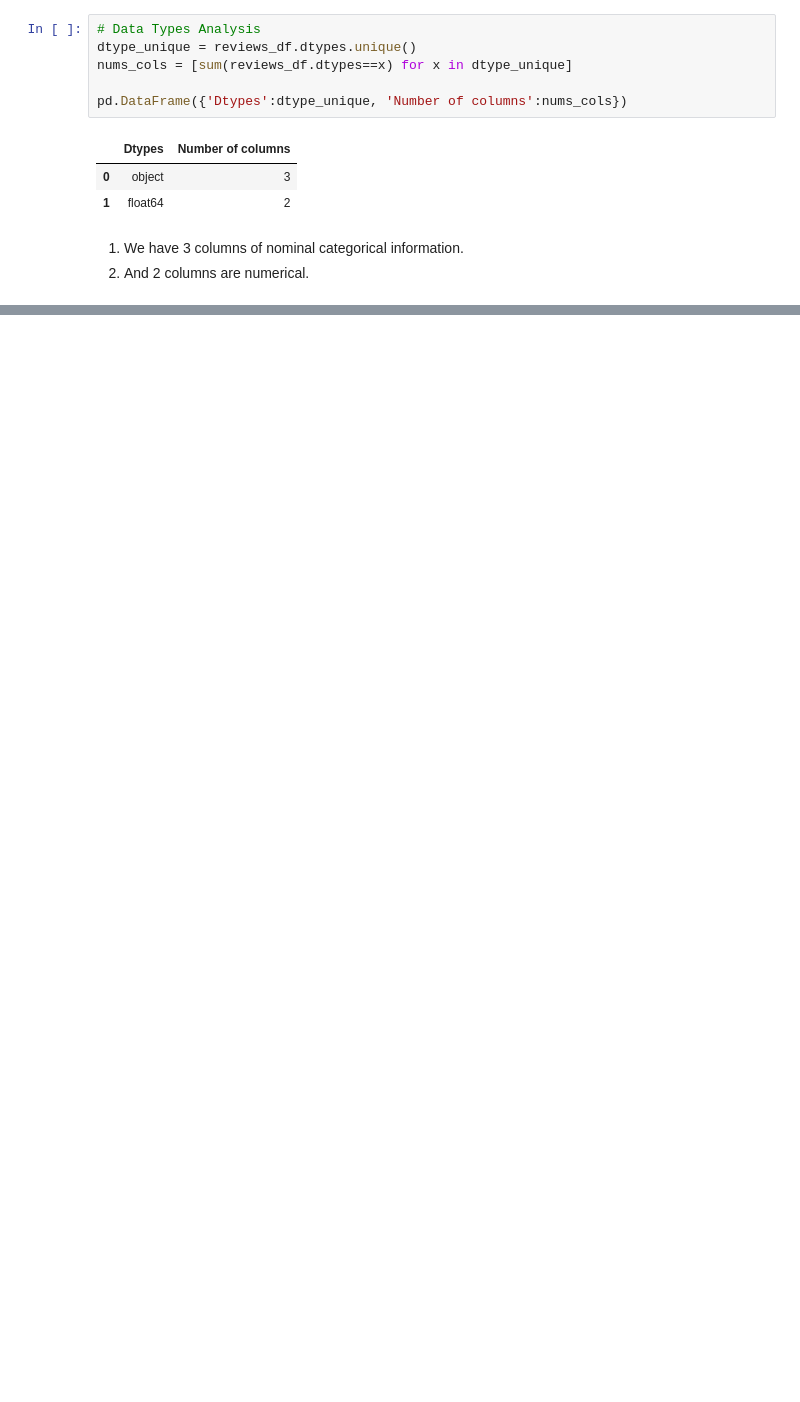
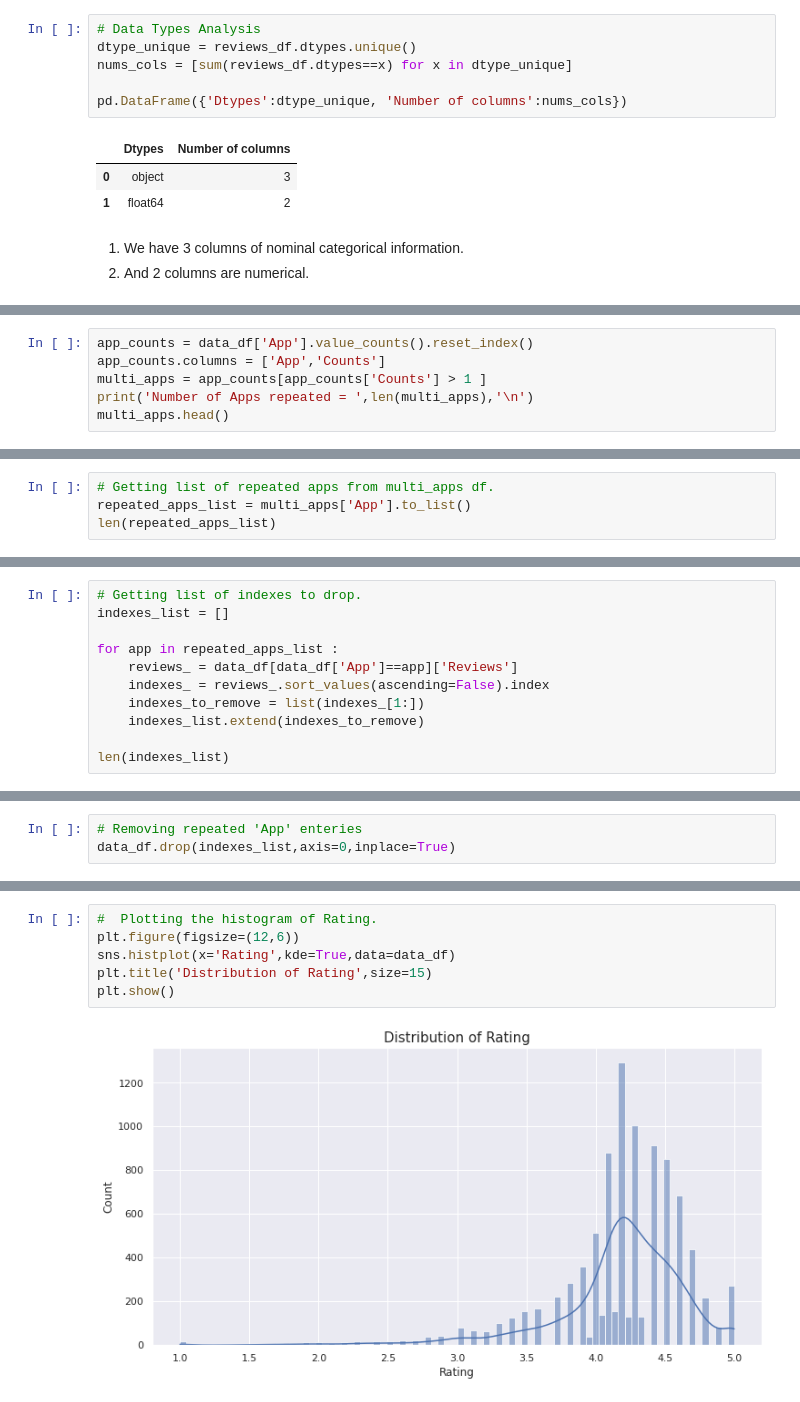
Before and after one commit to swarntam/Play_Store_App_Review_Analysis, a Jupyter notebook: Play_Store_App_Review_Analysis_Capstone_Project.ipynb, the cells around one changed output, grey strips where cells are left out. Drawn from its saved outputs; the diff is of its cells as text; blank space fills up the shorter version.

```diff
--- a/Play_Store_App_Review_Analysis_Capstone_Project.ipynb
+++ b/Play_Store_App_Review_Analysis_Capstone_Project.ipynb
@@ -558,0 +728,6 @@ pd.DataFrame({'Dtypes':dtype_unique, 'Number of columns':nums_cols})
+# %%
+app_counts = data_df['App'].value_counts().reset_index()
+app_counts.columns = ['App','Counts']
+multi_apps = app_counts[app_counts['Counts'] > 1 ]
+print('Number of Apps repeated = ',len(multi_apps),'\n')
+multi_apps.head()
@@ -558,0 +780,4 @@ pd.DataFrame({'Dtypes':dtype_unique, 'Number of columns':nums_cols})
+# %%
+# Getting list of repeated apps from multi_apps df.
+repeated_apps_list = multi_apps['App'].to_list()
+len(repeated_apps_list)
@@ -558,0 +786,11 @@ pd.DataFrame({'Dtypes':dtype_unique, 'Number of columns':nums_cols})
+# %%
+# Getting list of indexes to drop.
+indexes_list = []
+
+for app in repeated_apps_list :
+    reviews_ = data_df[data_df['App']==app]['Reviews']
+    indexes_ = reviews_.sort_values(ascending=False).index
+    indexes_to_remove = list(indexes_[1:])
+    indexes_list.extend(indexes_to_remove)
+
+len(indexes_list)
@@ -558,0 +799,3 @@ pd.DataFrame({'Dtypes':dtype_unique, 'Number of columns':nums_cols})
+# %%
+# Removing repeated 'App' enteries
+data_df.drop(indexes_list,axis=0,inplace=True)
@@ -560,0 +870,8 @@ pd.DataFrame({'Dtypes':dtype_unique, 'Number of columns':nums_cols})
+# %%
+#  Plotting the histogram of Rating.
+plt.figure(figsize=(12,6))
+sns.histplot(x='Rating',kde=True,data=data_df)
+plt.title('Distribution of Rating',size=15)
+plt.show()
+# %% [output]
+[figure, added]
```
Also changed, not shown: parts of 74 cells of this notebook.
